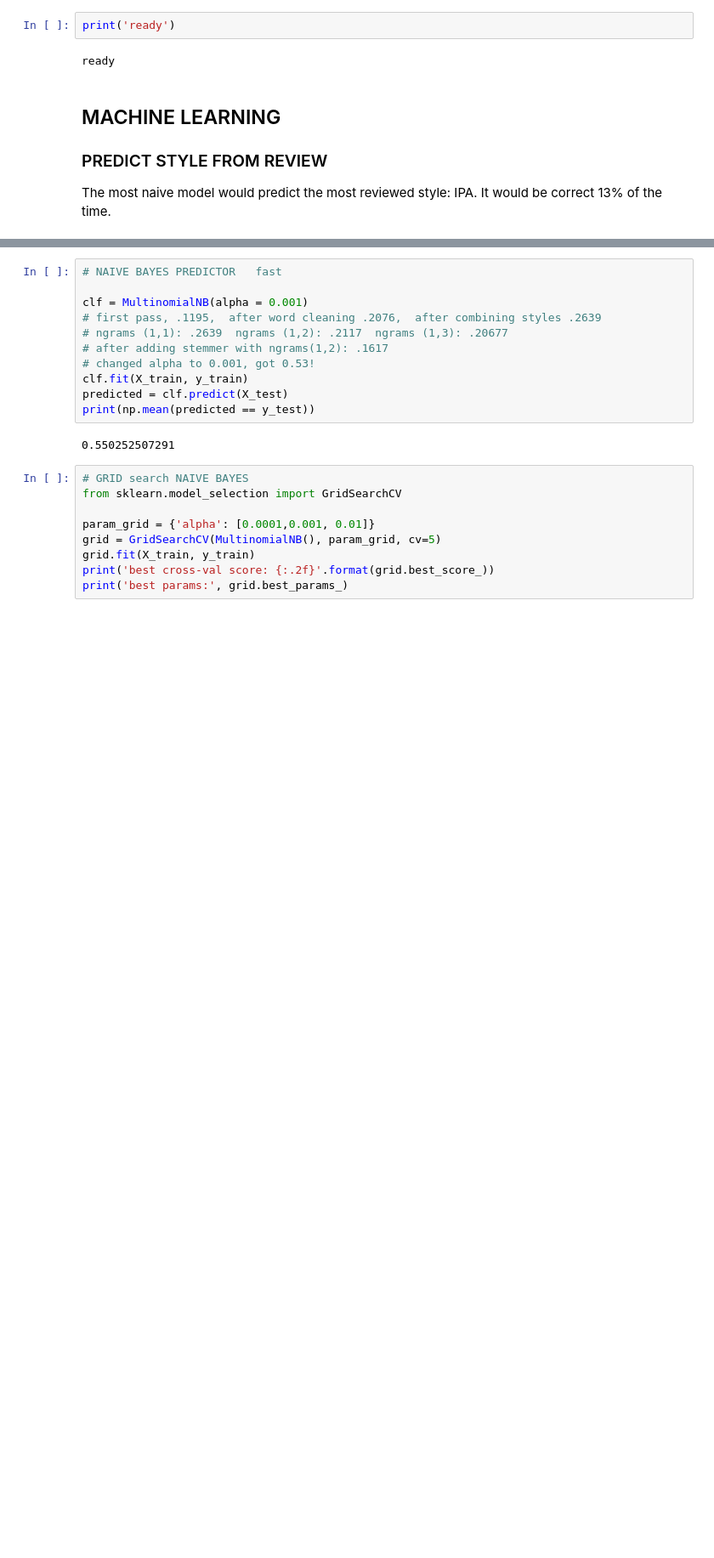
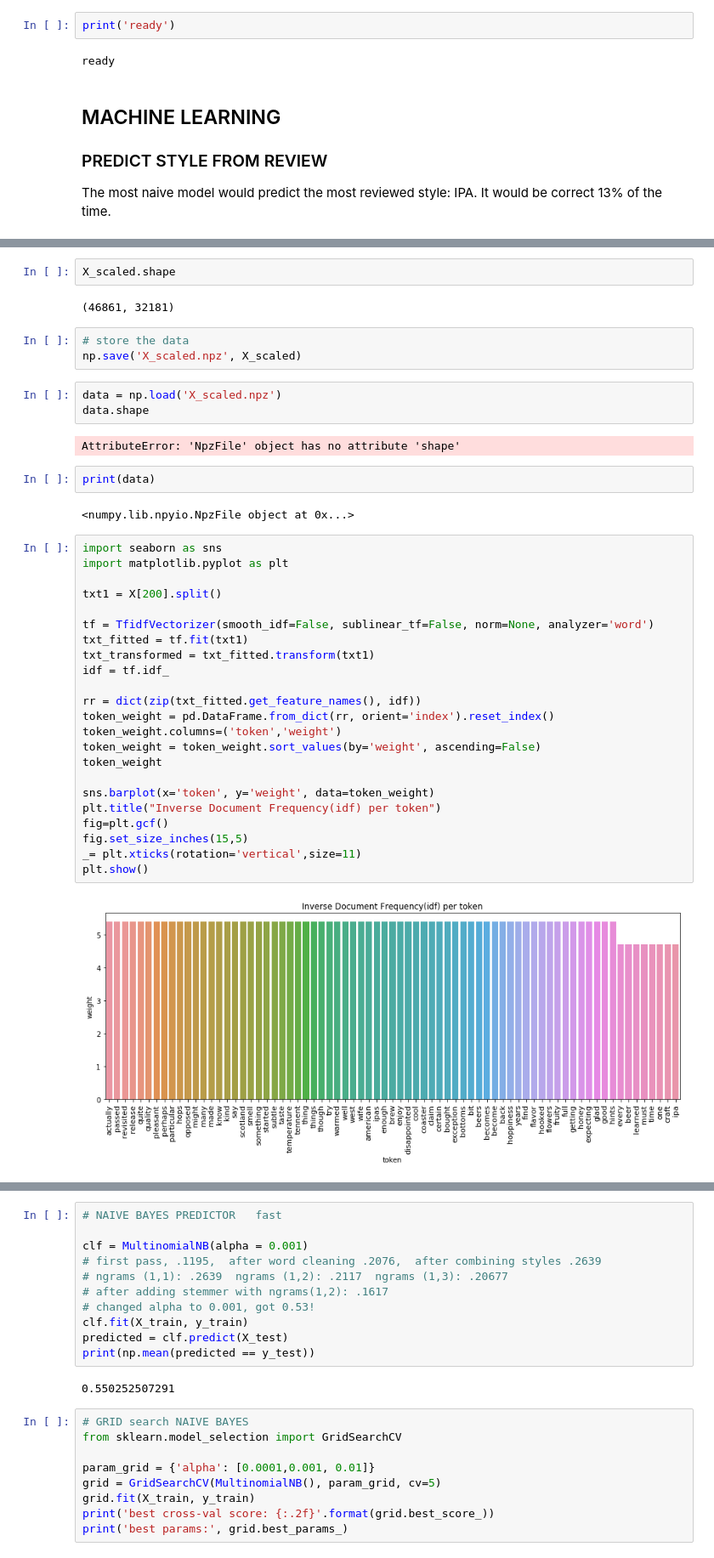
Before and after one commit to misterhappy2/beer, a Jupyter notebook: Analyze.ipynb, the cells around one changed output, grey strips where cells are left out. Shown at 85% size. Saved outputs shown, nothing was run; the diff lists cells and outputs as text; blank space fills up the shorter version.

Commit message:
save data to disk

```diff
--- a/Analyze.ipynb
+++ b/Analyze.ipynb
@@ -287,0 +287,41 @@ Wall time: 1min 23s
+# %%
+X_scaled.shape
+# %% [output]
+(46861, 32181)
+# %%
+# store the data
+np.save('X_scaled.npz', X_scaled)
+# %%
+data = np.load('X_scaled.npz')
+data.shape
+# %% [output]
+AttributeError: 'NpzFile' object has no attribute 'shape'
+# %%
+print(data)
+# %% [output]
+<numpy.lib.npyio.NpzFile object at 0x...>
+# %%
+import seaborn as sns
+import matplotlib.pyplot as plt
+
+txt1 = X[200].split()
+
+tf = TfidfVectorizer(smooth_idf=False, sublinear_tf=False, norm=None, analyzer='word')
+txt_fitted = tf.fit(txt1)
+txt_transformed = txt_fitted.transform(txt1)
+idf = tf.idf_
+
+rr = dict(zip(txt_fitted.get_feature_names(), idf))
+token_weight = pd.DataFrame.from_dict(rr, orient='index').reset_index()
+token_weight.columns=('token','weight')
+token_weight = token_weight.sort_values(by='weight', ascending=False)
+token_weight
+
+sns.barplot(x='token', y='weight', data=token_weight)
+plt.title("Inverse Document Frequency(idf) per token")
+fig=plt.gcf()
+fig.set_size_inches(15,5)
+_= plt.xticks(rotation='vertical',size=11)
+plt.show()
+# %% [output]
+[figure, added]
```
Also changed, not shown: parts of 20 cells of this notebook.
